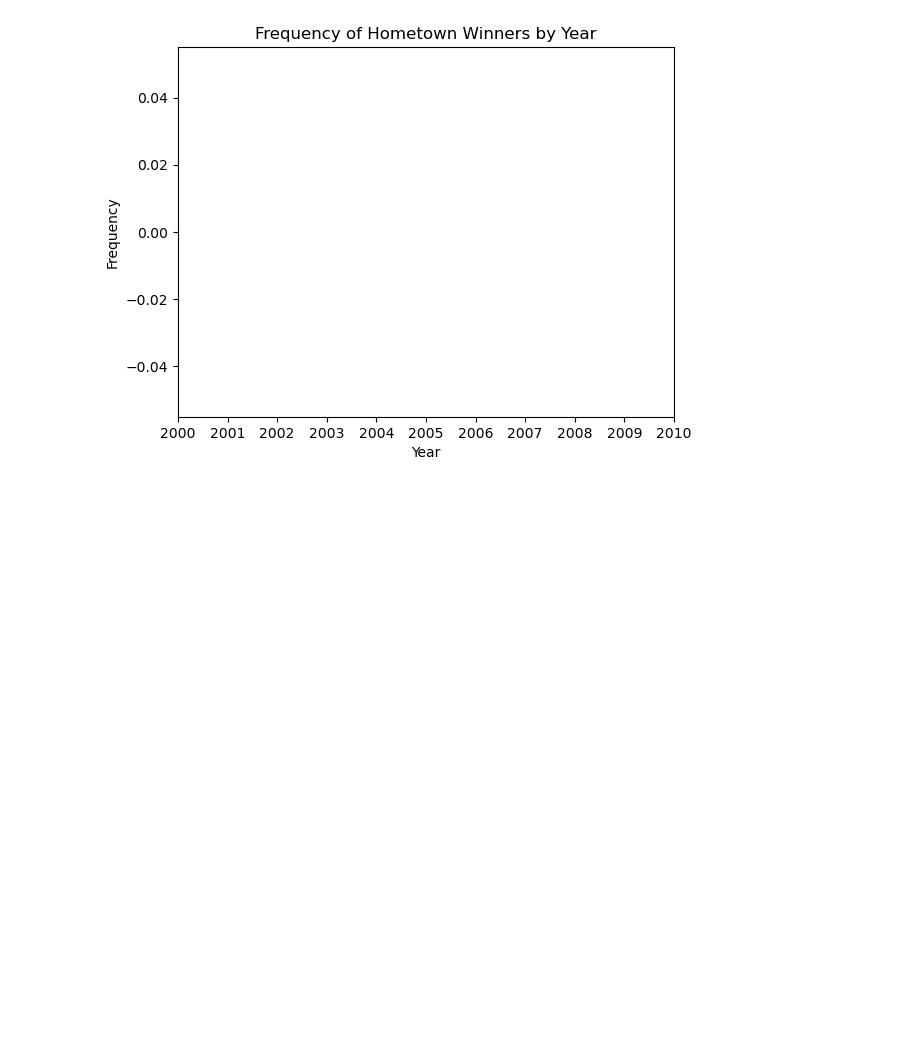
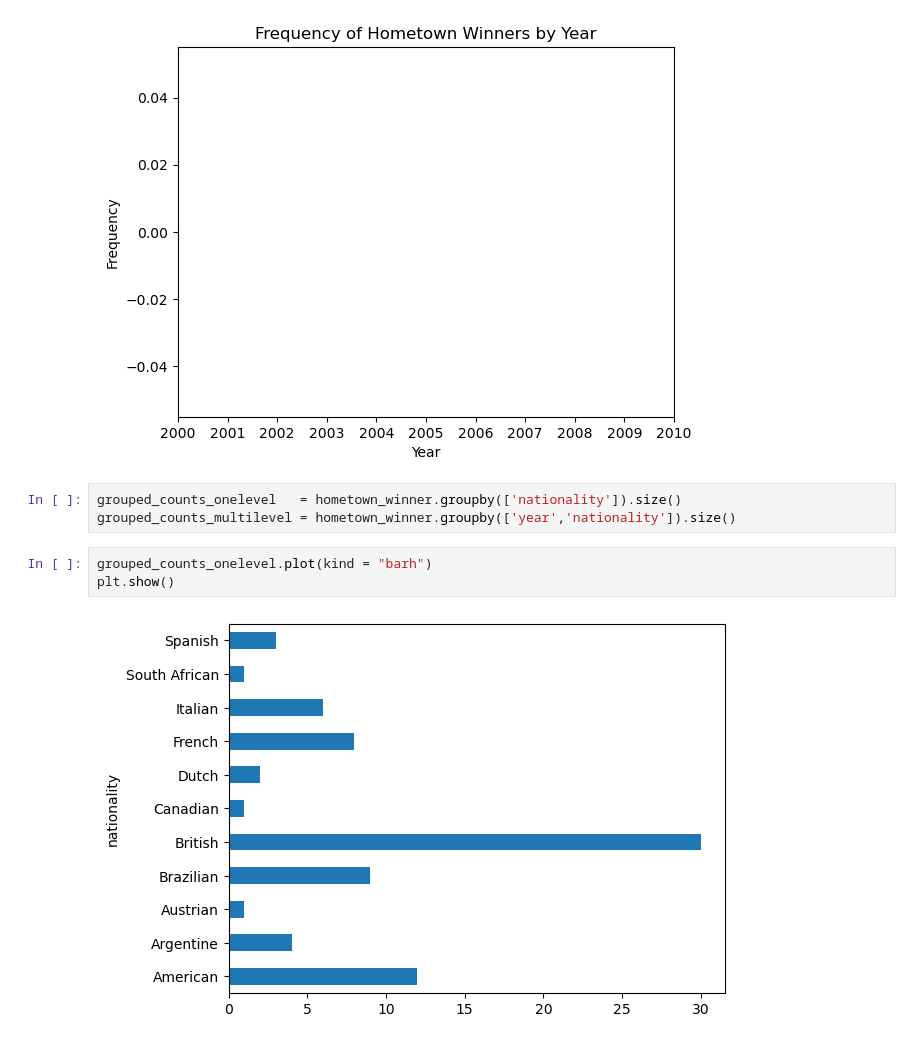
Before and after one commit to DaveMelkani/QTM151FinalProject, a Jupyter notebook: final_project_neha.ipynb, the cells around one changed output. Cells and saved outputs as stored; diff of their text form; blank space fills up the shorter version.

```diff
--- a/final_project_neha.ipynb
+++ b/final_project_neha.ipynb
@@ -213,3 +213,11 @@ ax.set_title("Frequency of Hometown Winners by Year")
 # %% [output]
 Text(0.5, 1.0, 'Frequency of Hometown Winners by Year')
 [figure]
+# %%
+grouped_counts_onelevel   = hometown_winner.groupby(['nationality']).size()
+grouped_counts_multilevel = hometown_winner.groupby(['year','nationality']).size()
+# %%
+grouped_counts_onelevel.plot(kind = "barh")
+plt.show()
+# %% [output]
+[figure, added]
```
Also changed, not shown: parts of 1 cell of this notebook.
